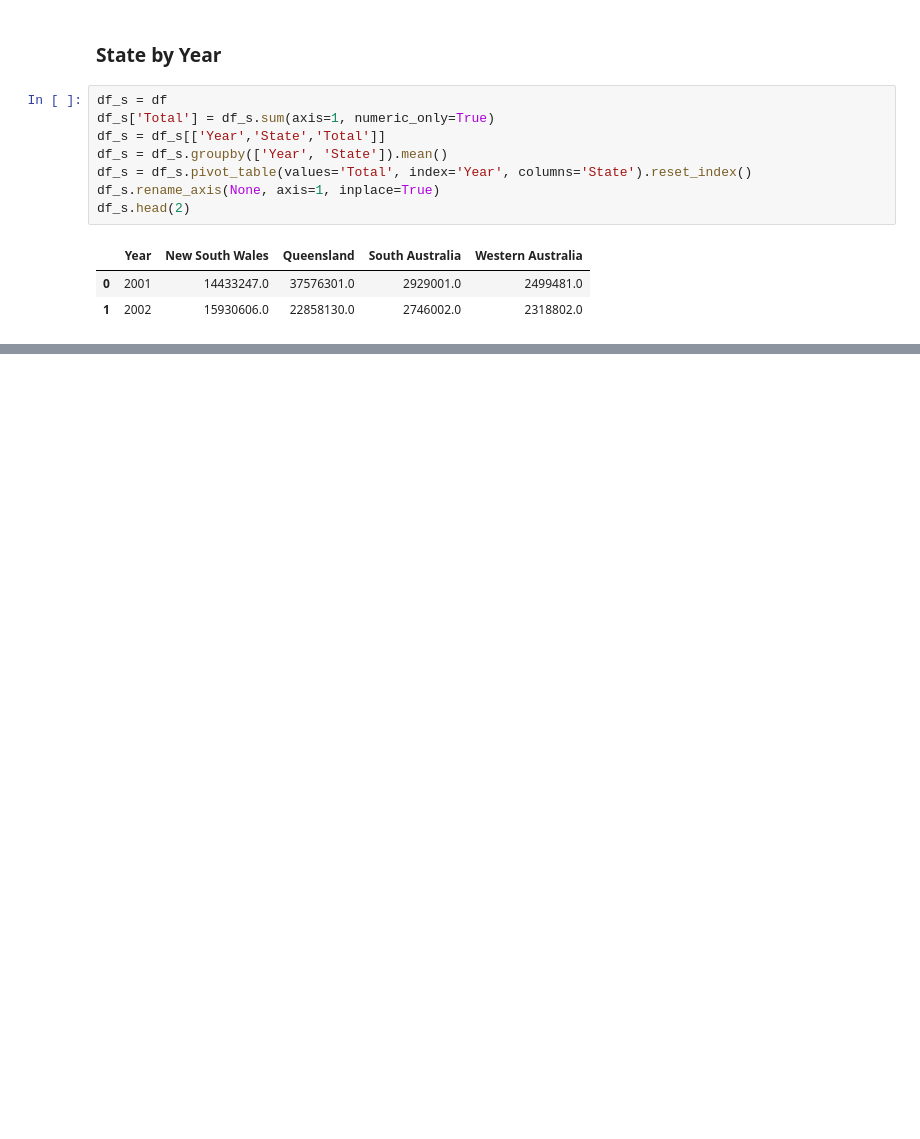
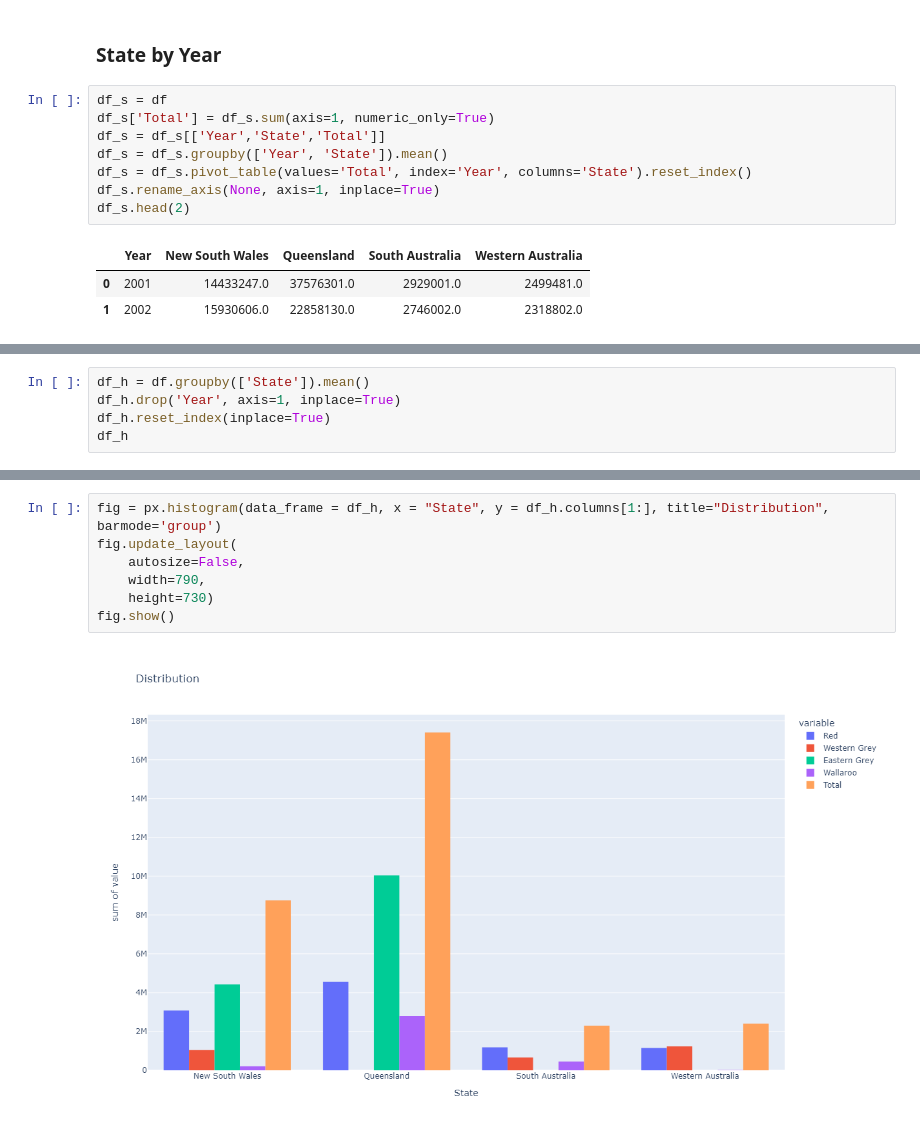
Before and after one commit to sethclose/kangaroo, a Jupyter notebook: kangaroo_data.ipynb, the cells around one changed output, grey strips where cells are left out. Cells and saved outputs as stored; diff of their text form; blank space fills up the shorter version.

```diff
--- a/kangaroo_data.ipynb
+++ b/kangaroo_data.ipynb
@@ -209,0 +213,5 @@ fig.show()
+# %%
+df_h = df.groupby(['State']).mean()
+df_h.drop('Year', axis=1, inplace=True)
+df_h.reset_index(inplace=True)
+df_h
@@ -209,0 +224,9 @@ fig.show()
+# %%
+fig = px.histogram(data_frame = df_h, x = "State", y = df_h.columns[1:], title="Distribution", barmode='group')
+fig.update_layout(
+    autosize=False,
+    width=790,
+    height=730)
+fig.show()
+# %% [output]
+[figure, added]
```
Also changed, not shown: parts of 5 cells of this notebook, 2 other files.
